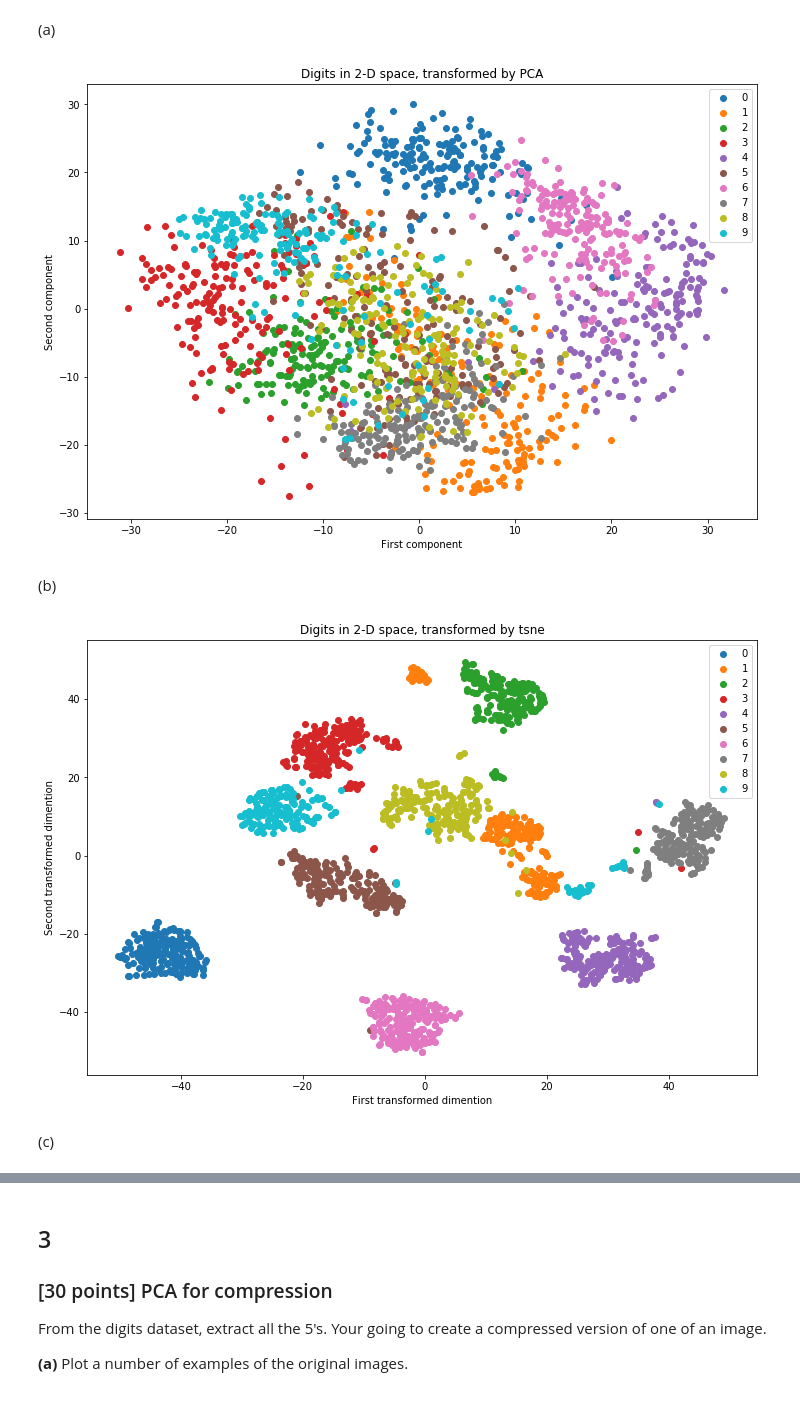
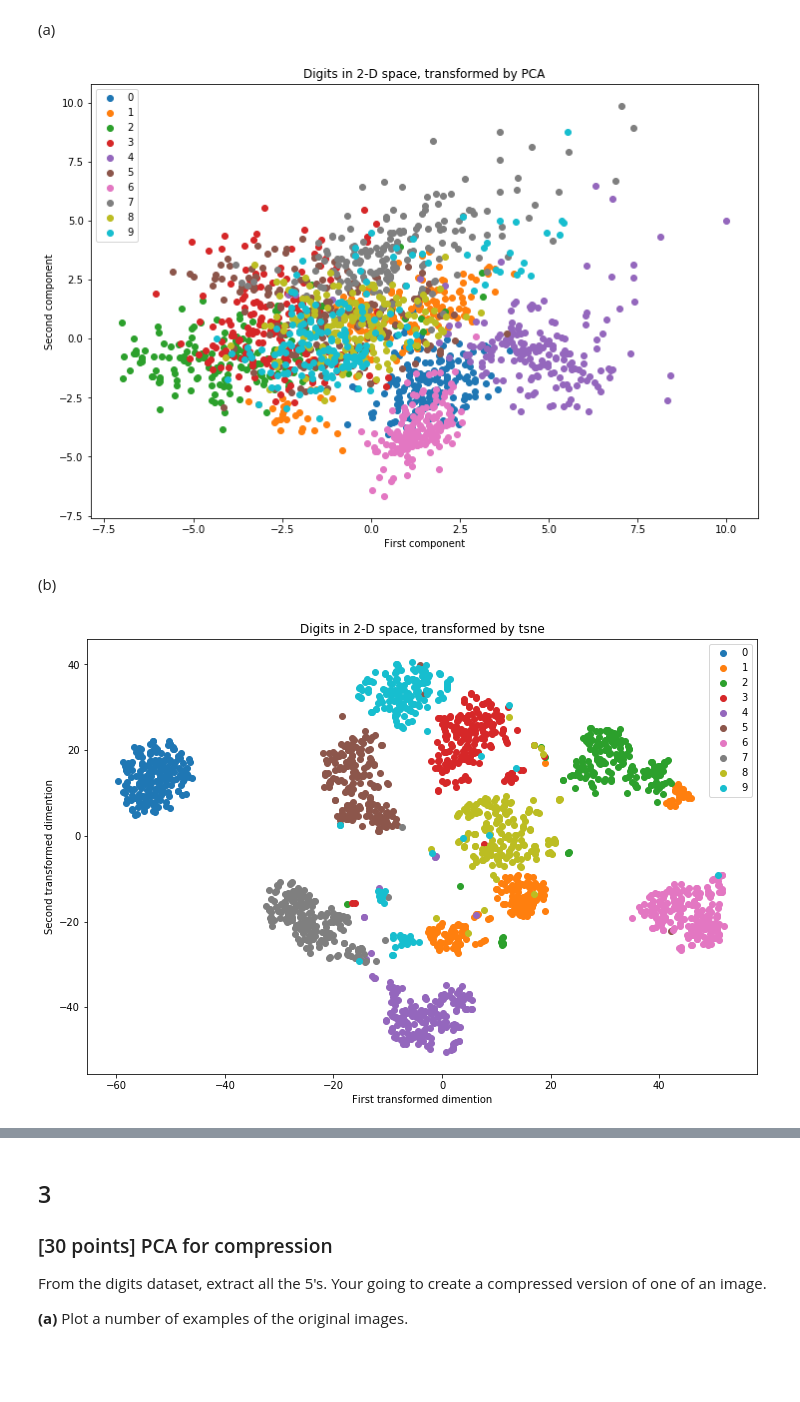
Before and after one commit to chrimiway/machine-learning-course, a Jupyter notebook: Assignment4.ipynb, the cells around one changed output, grey strips where cells are left out. Drawn from its saved outputs; the diff is of its cells as text; code cells hidden in the pictures; blank space fills up the shorter version.

```diff
--- a/Assignment4.ipynb
+++ b/Assignment4.ipynb
@@ -227,13 +217,19 @@ from sklearn import datasets
 digits = datasets.load_digits()
 digits_data = digits.data
 digits_label = digits.target
+
+# normalization
+from sklearn.preprocessing import StandardScaler
+scaler = StandardScaler()
+scaler.fit(digits_data)
+digits_data_norm = scaler.transform(digits_data)
 # %% [markdown]
 (a)
 # %%
 from sklearn.decomposition import PCA
 pca = PCA(n_components=2)
-pca.fit(digits_data)
-digits_transformed = pca.transform(digits_data)
+pca.fit(digits_data_norm)
+digits_transformed = pca.transform(digits_data_norm)
 
 %matplotlib inline
 import matplotlib.pyplot as plt
@@ -248,28 +244,26 @@ plt.xlabel("First component")
 plt.ylabel("Second component")
 plt.show()
 # %% [output]
-[figure, old version]
+[figure, new version]
 # %% [markdown]
 (b)
 # %%
 from sklearn.manifold import TSNE
 
 digits_tsne = TSNE(n_components=2,
-                  perplexity=50,
+                  perplexity=45,
                   early_exaggeration=12.0,
                   learning_rate=500,
-                  n_iter=1000).fit_transform(digits_data)
+                  n_iter=1000).fit_transform(digits_data_norm)
 
 plt.figure(figsize=(12,8))
 for i in range(10):
     digits_tsne_i = digits_tsne[digits_label == i, :]
     plt.scatter(digits_tsne_i[:, 0], digits_tsne_i[:, 1], label="{}".format(i))
 plt.legend()
 plt.title("Digits in 2-D space, transformed by tsne")
 plt.xlabel("First transformed dimention")
 plt.ylabel("Second transformed dimention")
 plt.show()
 # %% [output]
-[figure, old version]
+[figure, new version]
-# %% [markdown]
-(c)
```
Also changed, not shown: parts of 12 cells of this notebook.
